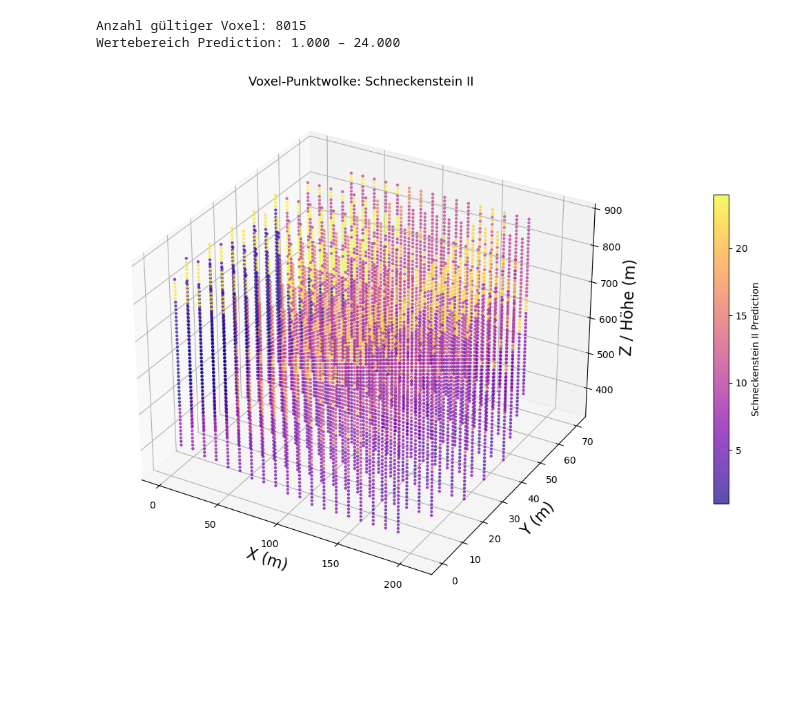
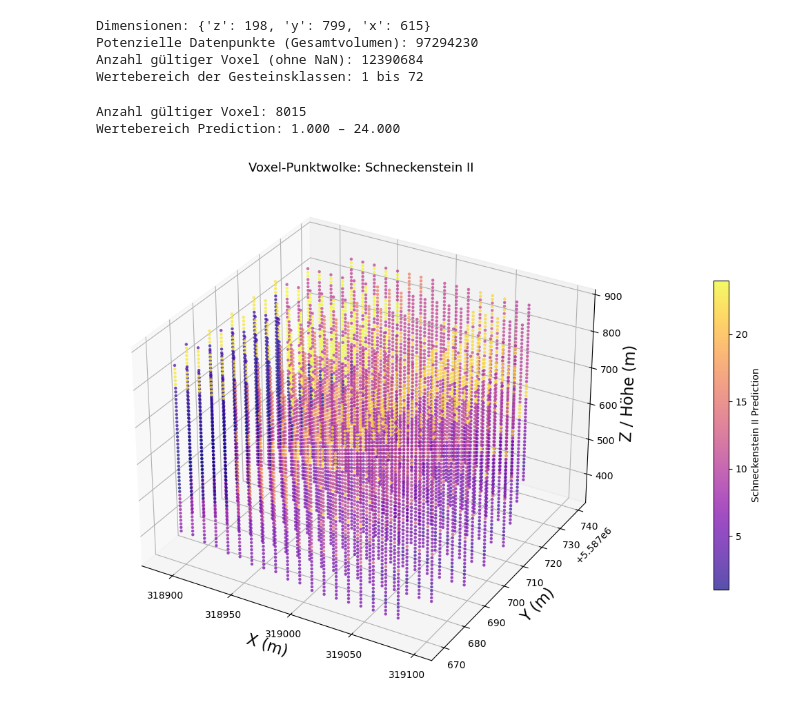
Before and after one commit to joelderG/EGI-data, a Jupyter notebook: datenaufbereitung.ipynb, the cells around one changed output. Saved outputs shown, nothing was run; the diff lists cells and outputs as text; code cells hidden in the pictures; blank space fills up the shorter version.

```diff
--- a/datenaufbereitung.ipynb
+++ b/datenaufbereitung.ipynb
@@ -20,5 +18,33 @@ root group (NETCDF4 data model, file format HDF5):
     groups:
+# %%
+import xarray as xr
+import numpy as np
+
+# Laden des Datensatzes
+ds = xr.open_dataset("assets/Voxel_Schneckenstein_II_10x10.nc")
+data_array = ds["Schneckenstein_II_Prediction_0"]
+
+# 1. Dimensionen und Struktur analysieren
+dims = data_array.sizes
+total_potential_voxels = np.prod(list(dims.values()))
+
+# 2. Gültige Datenpunkte (ohne NaNs) identifizieren
+valid_voxels = data_array.values[~np.isnan(data_array.values)]
+num_valid = len(valid_voxels)
+val_min, val_max = valid_voxels.min(), valid_voxels.max()
+
+print(f"Dimensionen: {dict(dims)}")
+print(f"Potenzielle Datenpunkte (Gesamtvolumen): {total_potential_voxels}")
+print(f"Anzahl gültiger Voxel (ohne NaN): {num_valid}")
+print(f"Wertebereich der Gesteinsklassen: {int(val_min)} bis {int(val_max)}")
+# %% [output]
+Dimensionen: {'z': 198, 'y': 799, 'x': 615}
+Potenzielle Datenpunkte (Gesamtvolumen): 97294230
+Anzahl gültiger Voxel (ohne NaN): 12390684
+Wertebereich der Gesteinsklassen: 1 bis 72
 # %%
+ds = nc.Dataset('assets/Voxel_Schneckenstein_II_10x10.nc')
+
 x = ds.variables['x'][:]
 y = ds.variables['y'][:]
 z = ds.variables['z'][:]
@@ -37,42 +63,38 @@ else:
     mask = ~np.isnan(pred_xyz)
 
 # Koordinaten und Werte der gültigen Punkte extrahieren
-x_pts = xx[mask]
-y_pts = yy[mask]
-z_pts = zz[mask]
+x = xx[mask]
+y = yy[mask]
+z = zz[mask]
 val_pts = pred_xyz[mask]
-
-# Koordinaten normalisieren für bessere Darstellung
-x_norm = x_pts - x_pts.min()
-y_norm = y_pts - y_pts.min()
 
 print(f"Anzahl gültiger Voxel: {len(val_pts)}")
 print(f"Wertebereich Prediction: {val_pts.min():.3f} – {val_pts.max():.3f}")
 
-# 3D Punktwolke plotten
+#3D Punktwolke plotten
 fig = plt.figure(figsize=(14, 8))
 ax = fig.add_subplot(111, projection='3d')
 
 scatter = ax.scatter(
-    x_norm, y_norm, z_pts,
+    x, y, z,
     c=val_pts,
     cmap='plasma',
     s=10,
     alpha=0.7,
     edgecolors='none'
 )
 
 cbar = fig.colorbar(scatter, ax=ax, pad=0.1, shrink=0.6)
 cbar.set_label('Schneckenstein II Prediction', fontsize=10)
 
 ax.set_xlabel('X (m)', fontsize=16)
 ax.set_ylabel('Y (m)', fontsize=16)
 ax.set_zlabel('Z / Höhe (m)', fontsize=16)
 ax.set_title('Voxel-Punktwolke: Schneckenstein II', fontsize=13)
 
 plt.tight_layout()
 plt.show()
 # %% [output]
 Anzahl gültiger Voxel: 8015
 Wertebereich Prediction: 1.000 – 24.000
-[figure, old version]
+[figure, new version]
```
Also changed, not shown: parts of 3 cells of this notebook, 2 other files.
